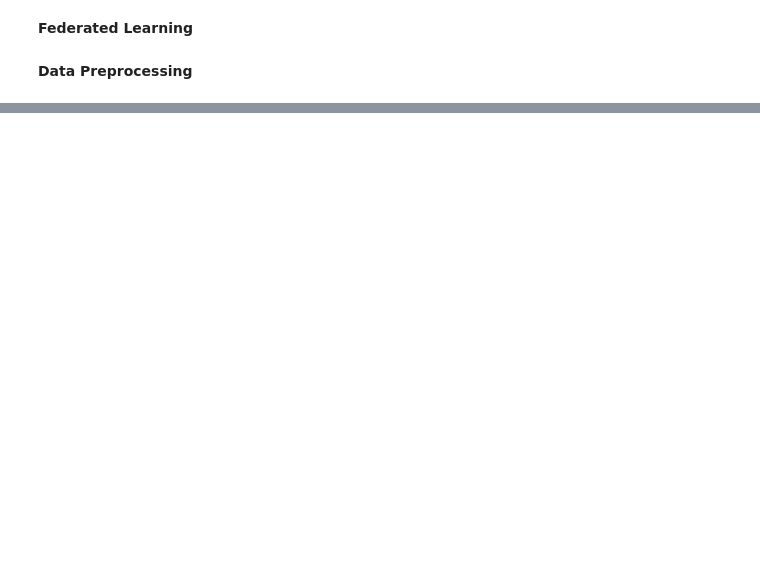
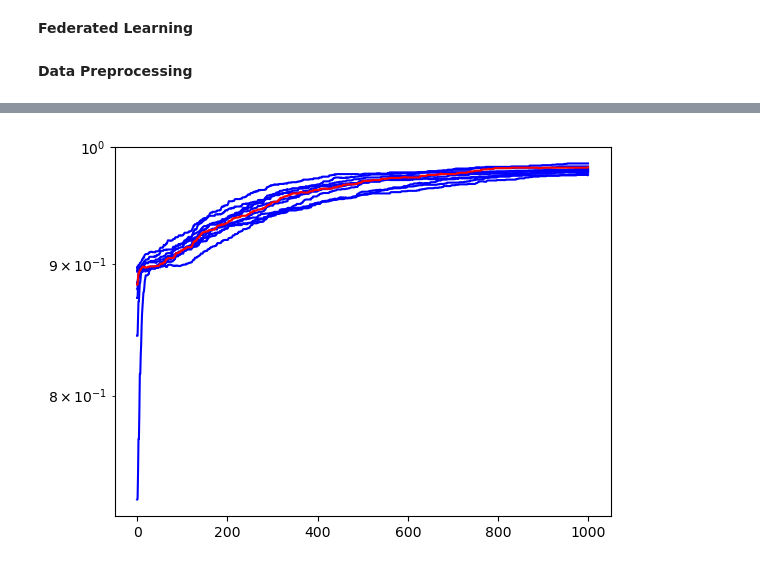
Before and after one commit to Get-My-Money/OMML-Project, a Jupyter notebook: project.ipynb, the cells around one changed output, grey strips where cells are left out. Drawn from its saved outputs; the diff is of its cells as text; code cells hidden in the pictures; blank space fills up the shorter version.

```diff
--- a/project.ipynb
+++ b/project.ipynb
@@ -116,0 +42,32 @@ RuntimeError: Expected all tensors to be on the same device, but found at least
+# %%
+import math
+
+class LogisticRegression:
+
+    def __init__(self, X_train, y_train):
+        self.weight: Tensor = torch.zeros(y_train.shape[1], X_train.shape[1], requires_grad=True).to(device)
+        self.X_train = X_train
+        self.y_train = y_train
+
+    @staticmethod
+    def logistic(z: Tensor) -> Tensor:
+        return 1 / (1 + torch.exp(-z))
+
+    @staticmethod
+    def logistic_reg_model(X: Tensor, w: Tensor) -> Tensor:
+        return LogisticRegression.logistic(X @ w.t())
+
+    @staticmethod
+    def binary_cross_entropy(predicted: Tensor, true: Tensor) -> Tensor:
+        return -(true * predicted.log() + (1 - true) * (1 - predicted).log()).mean()
+
+    def forward_pass(self) -> None:
+        predictions = LogisticRegression.logistic_reg_model(self.X_train, self.weight)
+        loss = entropy=LogisticRegression.binary_cross_entropy(predictions, self.y_train)
+        loss.backward()
+        return predictions
+
+    def predict(self, X) -> Tensor:
+        with torch.no_grad():
+            wet_predictions = LogisticRegression.logistic_reg_model(X, self.weight)
+            return torch.round(wet_predictions)
@@ -116,0 +185,8 @@ RuntimeError: Expected all tensors to be on the same device, but found at least
+# %%
+for i in range(nodes_amount+ 1):
+    i_th_node_history = history[1, 1, :, i]
+    color_plot = 'red' if i == nodes_amount else 'blue'
+    plt.yscale("log")
+    plt.plot(i_th_node_history, color = color_plot)
+# %% [output]
+[figure, added]
```
Also changed, not shown: parts of 7 cells of this notebook, 4 other files.
